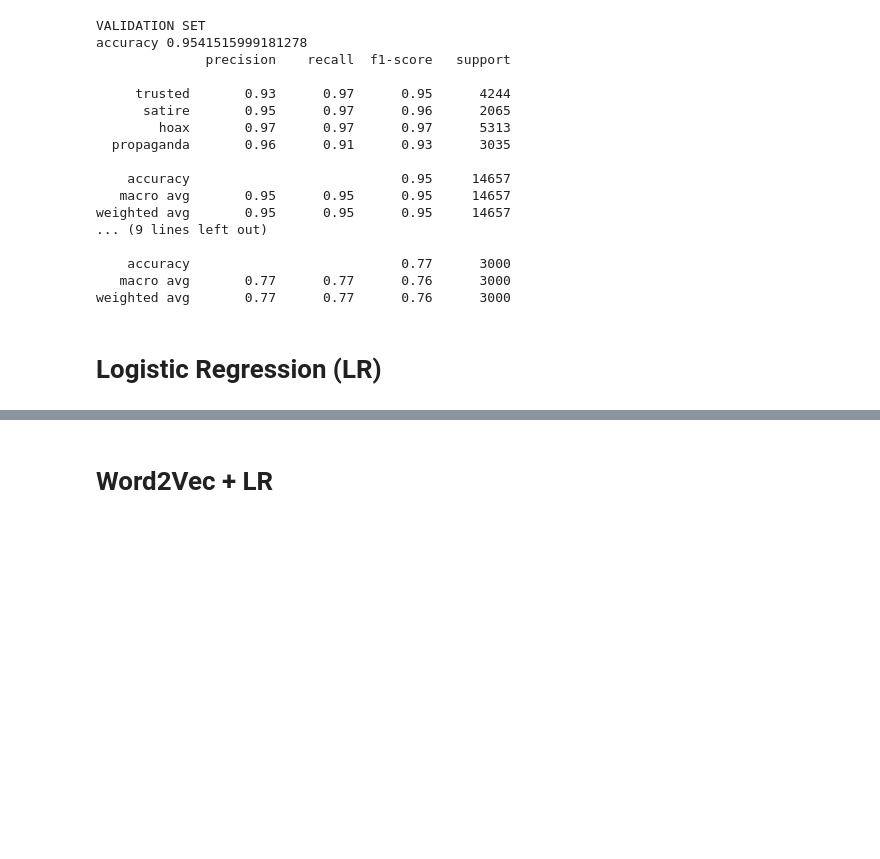
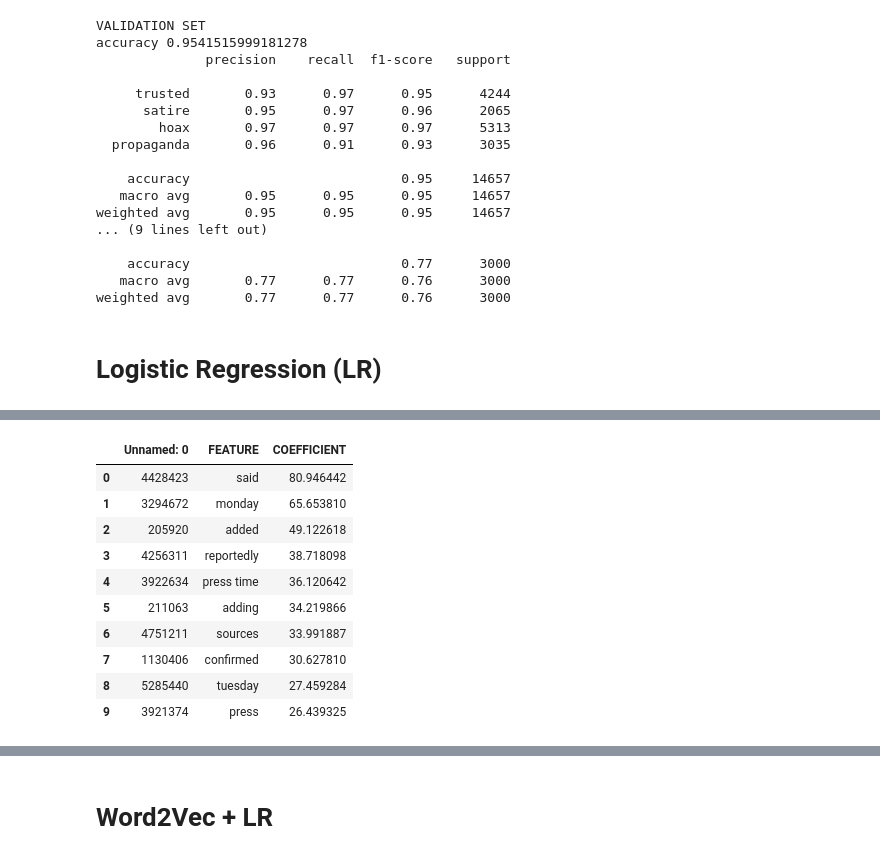
Before and after one commit to maxxyh/fake-news-prediction, a Jupyter notebook: simple_bow_classifier.ipynb, the cells around one changed output, grey strips where cells are left out. Drawn from its saved outputs; the diff is of its cells as text; code cells hidden in the pictures; blank space fills up the shorter version.

```diff
--- a/simple_bow_classifier.ipynb
+++ b/simple_bow_classifier.ipynb
@@ -214,0 +330,16 @@ KeyboardInterrupt:
+# %%
+label_features = pd.read_csv("log_reg_explainer_label1.csv")
+# %%
+label_features.head(10)
+# %% [output]
+|  | Unnamed: 0 | FEATURE | COEFFICIENT |
+| 0 | 4428423 | said | 80.946442 |
+| 1 | 3294672 | monday | 65.653810 |
+| 2 | 205920 | added | 49.122618 |
+| 3 | 4256311 | reportedly | 38.718098 |
+| 4 | 3922634 | press time | 36.120642 |
+| 5 | 211063 | adding | 34.219866 |
+| 6 | 4751211 | sources | 33.991887 |
+| 7 | 1130406 | confirmed | 30.627810 |
+| 8 | 5285440 | tuesday | 27.459284 |
+| 9 | 3921374 | press | 26.439325 |
```
Also changed, not shown: parts of 16 cells of this notebook, 5 other files.
